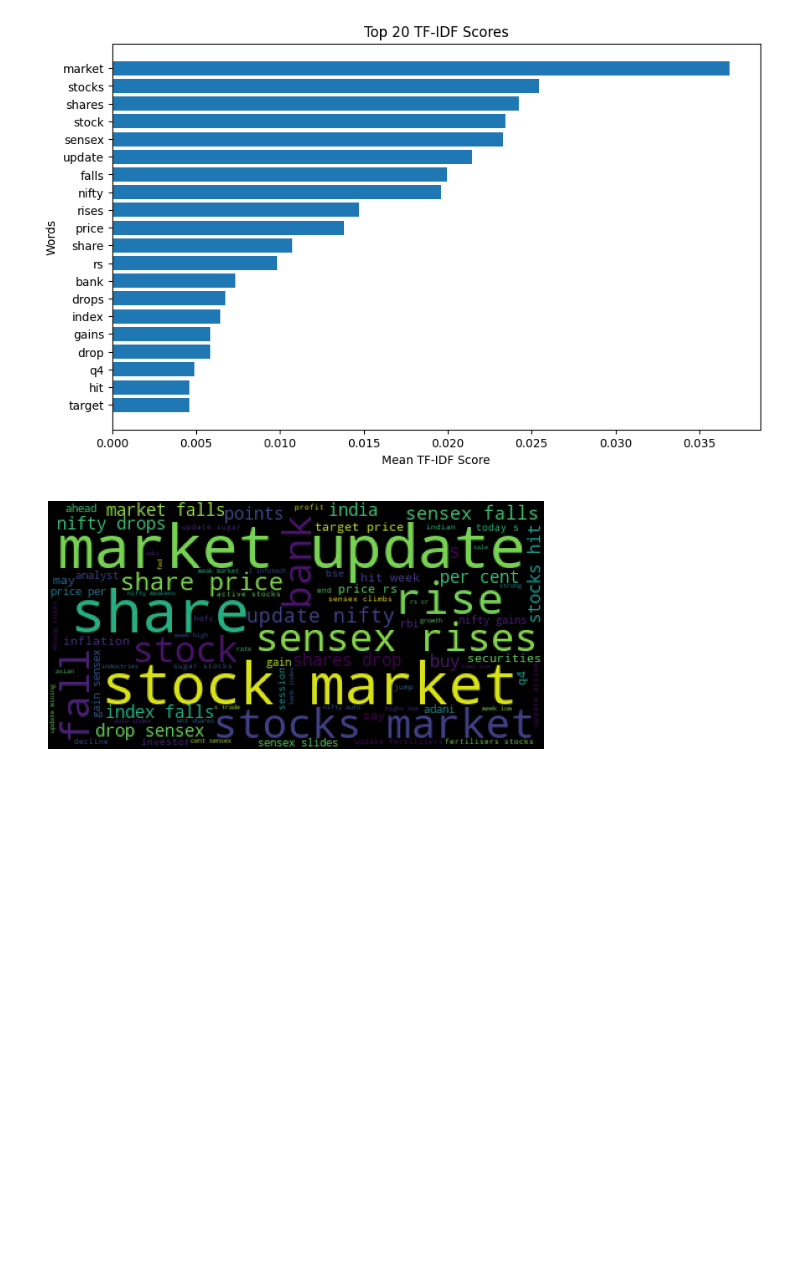
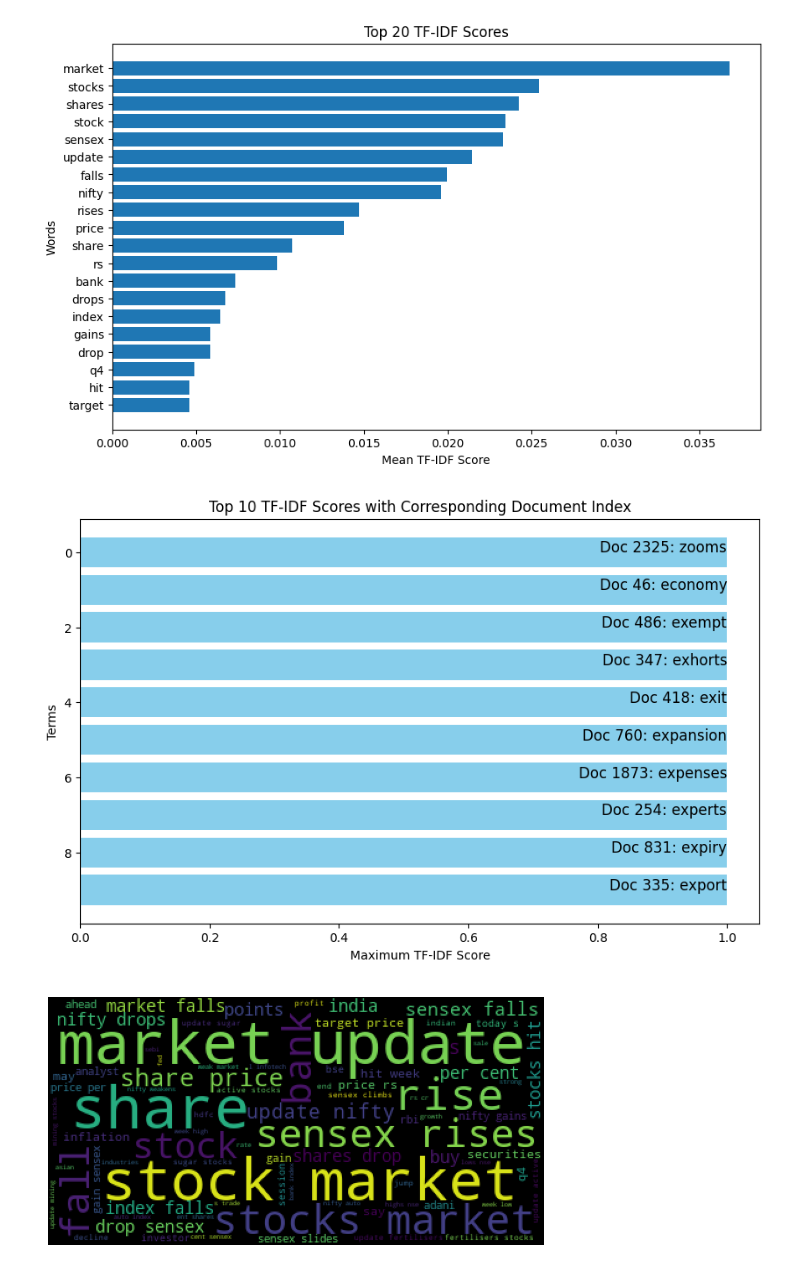
Before and after one commit to rnribeiro/NLP_FEUP, a Jupyter notebook: main.ipynb, the cells around one changed output. Cells and saved outputs as stored; diff of their text form; code cells hidden in the pictures; blank space fills up the shorter version.

Commit message:
tf-idf graph

```diff
--- a/main.ipynb
+++ b/main.ipynb
@@ -356,6 +350,36 @@ plt.gca().invert_yaxis()
 plt.show()
 # %% [output]
 [figure]
+# %%
+# Find the maximum tf-idf score for each term across all documents
+max_tfidf_scores = np.max(tfidf_matrix.toarray(), axis=0)
+
+# Get the indices of the top 10 terms with the highest maximum tf-idf scores
+top_indices = np.argsort(max_tfidf_scores)[-10:][::-1]
+
+# Get the top 10 terms and their corresponding maximum tf-idf scores
+top_terms = [feature_names[i] for i in top_indices]
+top_scores = max_tfidf_scores[top_indices]
+
+# Get the document index with the highest tf-idf score for each top term
+top_document_indices = []
+for i in top_indices:
+    doc_index = np.argmax(tfidf_matrix[:, i].toarray())
+    top_document_indices.append(doc_index)
+
+# Plot the top 10 terms and their maximum tf-idf scores along with the corresponding document index
+plt.figure(figsize=(10, 6))
+for i, (term, score, doc_index) in enumerate(zip(top_terms, top_scores, top_document_indices)):
+    plt.text(score, i, f'Doc {doc_index}: {term}', fontsize=12, ha='right')
+    plt.barh(i, score, color='skyblue')
+
+plt.xlabel('Maximum TF-IDF Score')
+plt.ylabel('Terms')
+plt.title('Top 10 TF-IDF Scores with Corresponding Document Index')
+plt.gca().invert_yaxis()
+plt.show()
+# %% [output]
+[figure, added]
 # %%
 from wordcloud import WordCloud
 import matplotlib.pyplot as plt
```
Also changed, not shown: parts of 1 cell of this notebook.
